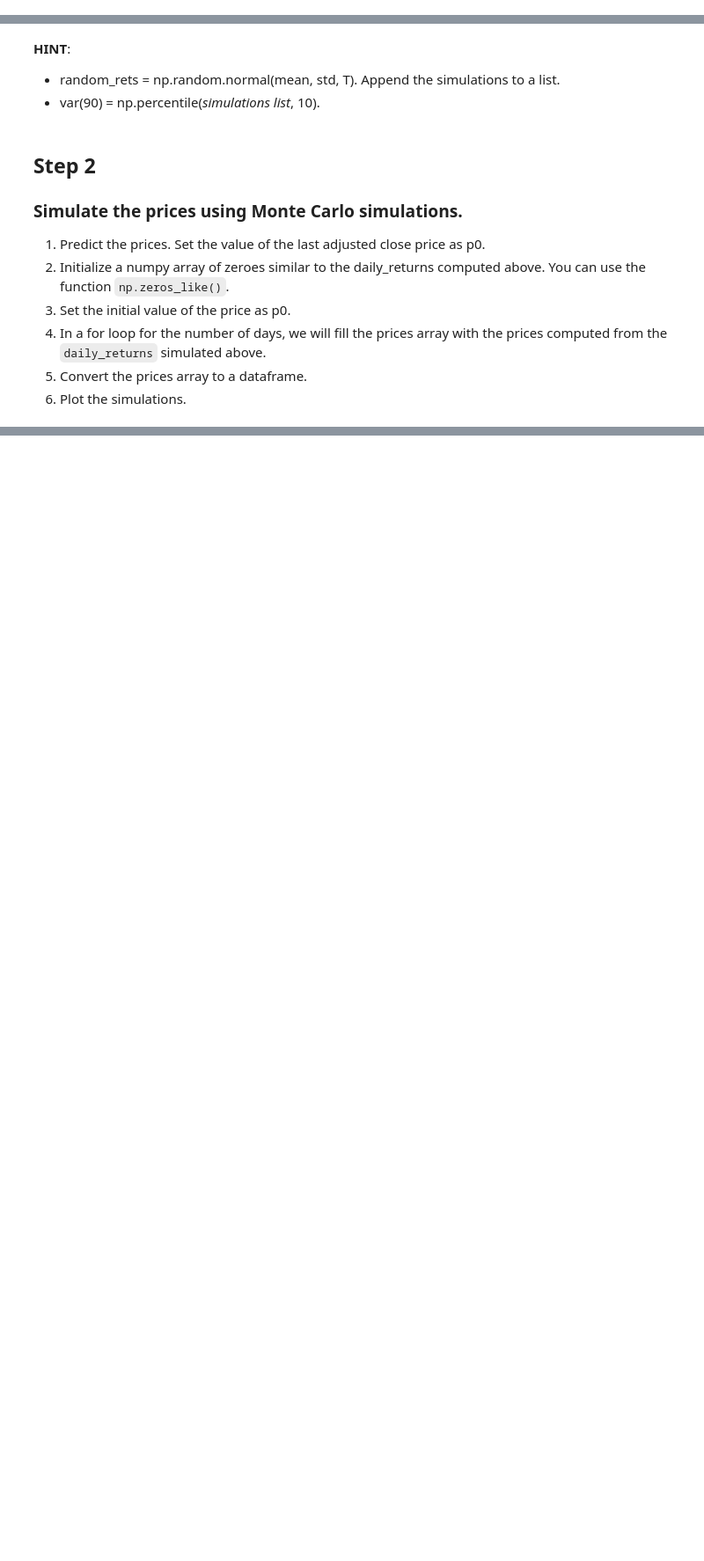
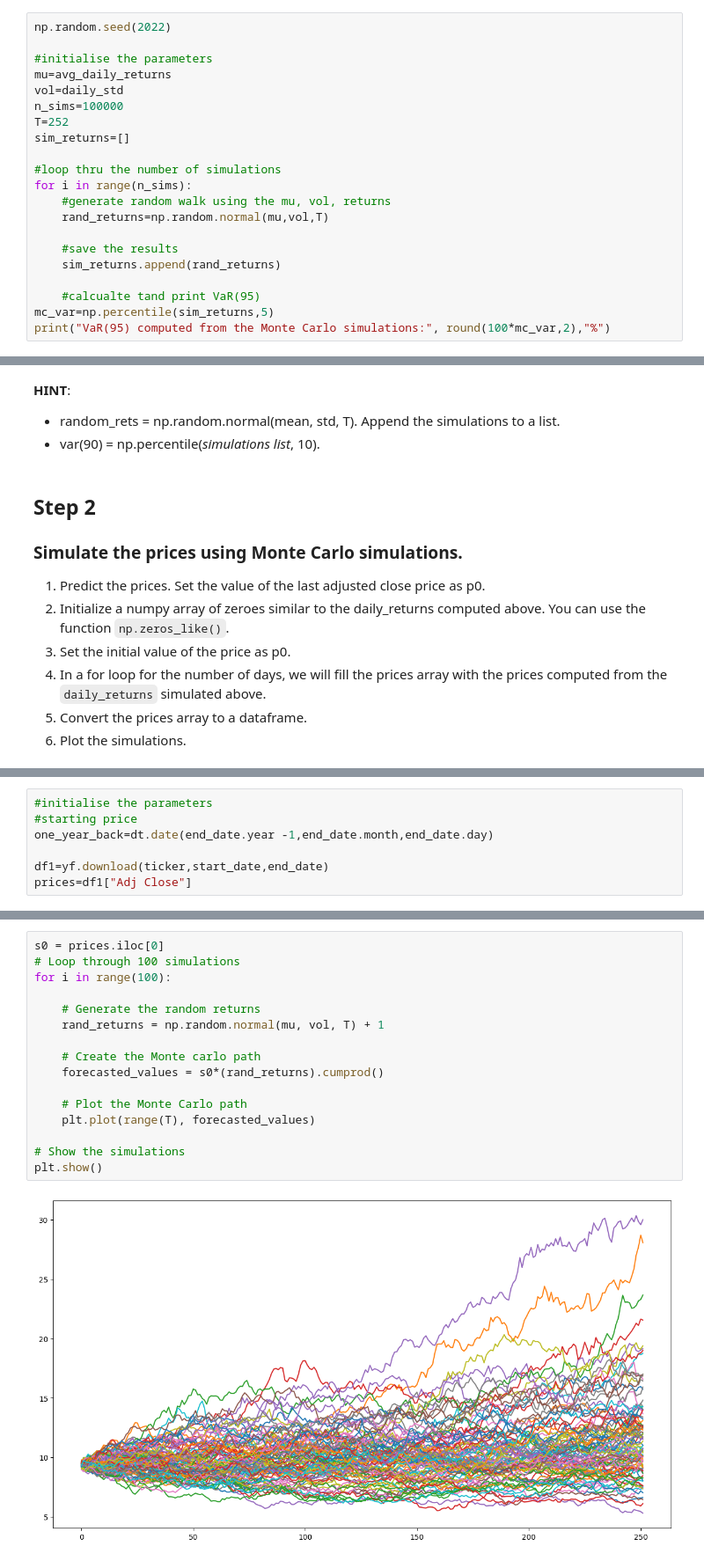
Before and after one commit to abhi647/Value-at-risk-Monte-Carlo, a Jupyter notebook: Monte-Carlo Simulations to compute VaR and Expected Shortfall-Files/VaR_CVaR_MonteCarlo.ipynb, the cells around one changed output, grey strips where cells are left out. Shown at 88% size. Drawn from its saved outputs; the diff is of its cells as text; blank space fills up the shorter version.

Commit message:
Added Monte Carlo Simulations

```diff
--- a/Monte-Carlo Simulations to compute VaR and Expected Shortfall-Files/VaR_CVaR_MonteCarlo.ipynb
+++ b/Monte-Carlo Simulations to compute VaR and Expected Shortfall-Files/VaR_CVaR_MonteCarlo.ipynb
@@ -369,0 +378,21 @@ Add the code for section 6 here
+# %%
+np.random.seed(2022)
+
+#initialise the parameters
+mu=avg_daily_returns
+vol=daily_std
+n_sims=100000
+T=252
+sim_returns=[]
+
+#loop thru the number of simulations
+for i in range(n_sims):
+    #generate random walk using the mu, vol, returns
+    rand_returns=np.random.normal(mu,vol,T)
+
+    #save the results
+    sim_returns.append(rand_returns)
+
+    #calcualte tand print VaR(95)
+mc_var=np.percentile(sim_returns,5)
+print("VaR(95) computed from the Monte Carlo simulations:", round(100*mc_var,2),"%")
@@ -406,0 +445,7 @@ Add the code for step 2 here
+# %%
+#initialise the parameters
+#starting price
+one_year_back=dt.date(end_date.year -1,end_date.month,end_date.day)
+
+df1=yf.download(ticker,start_date,end_date)
+prices=df1["Adj Close"]
@@ -406,0 +458,18 @@ Add the code for step 2 here
+# %%
+s0 = prices.iloc[0]
+# Loop through 100 simulations
+for i in range(100):
+
+    # Generate the random returns
+    rand_returns = np.random.normal(mu, vol, T) + 1
+
+    # Create the Monte carlo path
+    forecasted_values = s0*(rand_returns).cumprod()
+
+    # Plot the Monte Carlo path
+    plt.plot(range(T), forecasted_values)
+
+# Show the simulations
+plt.show()
+# %% [output]
+[figure, added]
```
Also changed, not shown: parts of 15 cells of this notebook.
